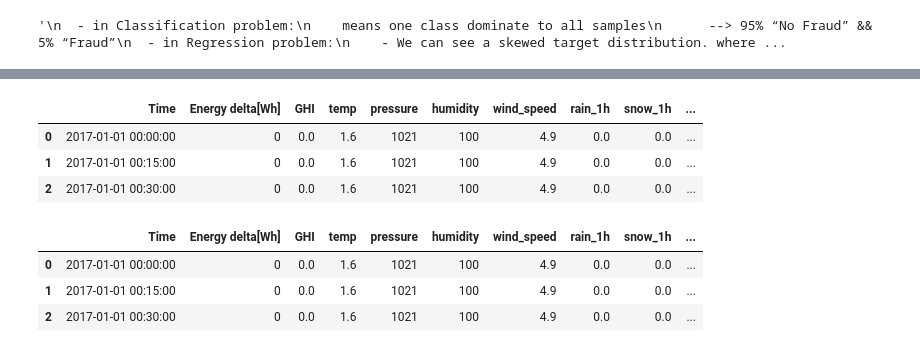
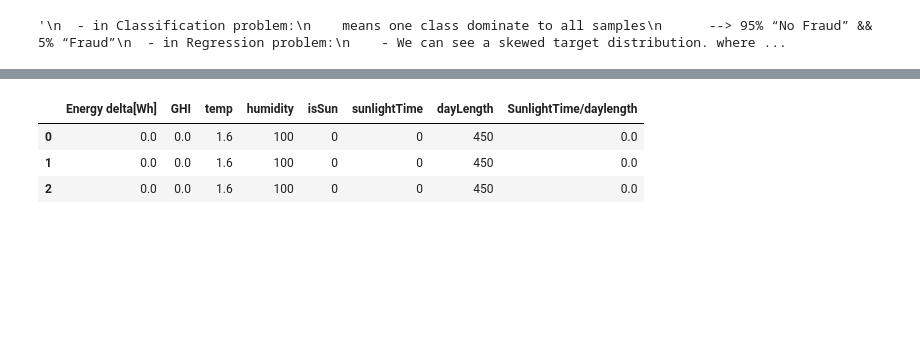
Before and after one commit to KaraniAbdellah/Solar_Energy_Prediction, a Jupyter notebook: explore_renewable_dataset.ipynb, the cells around one changed output, grey strips where cells are left out. Drawn from its saved outputs; the diff is of its cells as text; code cells hidden in the pictures; blank space fills up the shorter version.

Commit message:
Apply Transformation + Split Data and Start Build The RN Model

```diff
--- a/explore_renewable_dataset.ipynb
+++ b/explore_renewable_dataset.ipynb
@@ -303,0 +307,16 @@ np.int64(5050)
+# %%
+# Columns you want to keep
+cols = [
+    "Energy delta[Wh]",
+    "GHI",
+    "temp",
+    "humidity",
+    "isSun",
+    "sunlightTime",
+    "dayLength",
+    "SunlightTime/daylength"
+]
+
+# Create a new DataFrame with only these columns
+w_df = c_df[cols].copy()
+w_df.head(3)
@@ -315,17 +339,15 @@ np.int64(5050)
 '\n  - in Classification problem:\n    means one class dominate to all samples\n      --> 95% “No Fraud” && 5% “Fraud”\n  - in Regression problem:\n    - We can see a skewed target distribution. where ...
 # %%
 # Handle The Outliers
-c_df = df.drop(["Time"], axis=1)
-
-for column in c_df.columns:
-    q1 = c_df[column].quantile(0.25)
-    q3 = c_df[column].quantile(0.75)
+for column in w_df.columns:
+    q1 = w_df[column].quantile(0.25)
+    q3 = w_df[column].quantile(0.75)
     iqr = q3 - q1
     lower_limit = q1 - (1.5 * iqr)
     upper_limit = q3 + (1.5 * iqr)
-    c_df[column] = np.clip(c_df[column], lower_limit, upper_limit)
+    w_df[column] = np.clip(w_df[column], lower_limit, upper_limit)
     number_of_outliers = np.where(
-        (c_df[column] > upper_limit) | (c_df[column] < lower_limit),
+        (w_df[column] > upper_limit) | (w_df[column] < lower_limit),
         1,
         0
     )
@@ -350,14 +364,7 @@ Number of Outlier for month is 0
 # %%
-df.head(3)
+w_df.head(3)
 # %% [output]
-|  | Time | Energy delta[Wh] | GHI | temp | pressure | humidity | wind_speed | rain_1h | snow_1h | ... |
-| 0 | 2017-01-01 00:00:00 | 0 | 0.0 | 1.6 | 1021 | 100 | 4.9 | 0.0 | 0.0 | ... |
-| 1 | 2017-01-01 00:15:00 | 0 | 0.0 | 1.6 | 1021 | 100 | 4.9 | 0.0 | 0.0 | ... |
-| 2 | 2017-01-01 00:30:00 | 0 | 0.0 | 1.6 | 1021 | 100 | 4.9 | 0.0 | 0.0 | ... |
+|  | Energy delta[Wh] | GHI | temp | humidity | isSun | sunlightTime | dayLength | SunlightTime/daylength |
+| 0 | 0.0 | 0.0 | 1.6 | 100 | 0 | 0 | 450 | 0.0 |
+| 1 | 0.0 | 0.0 | 1.6 | 100 | 0 | 0 | 450 | 0.0 |
+| 2 | 0.0 | 0.0 | 1.6 | 100 | 0 | 0 | 450 | 0.0 |
-# %%
-df.head(3)
-# %% [output]
-|  | Time | Energy delta[Wh] | GHI | temp | pressure | humidity | wind_speed | rain_1h | snow_1h | ... |
-| 0 | 2017-01-01 00:00:00 | 0 | 0.0 | 1.6 | 1021 | 100 | 4.9 | 0.0 | 0.0 | ... |
-| 1 | 2017-01-01 00:15:00 | 0 | 0.0 | 1.6 | 1021 | 100 | 4.9 | 0.0 | 0.0 | ... |
-| 2 | 2017-01-01 00:30:00 | 0 | 0.0 | 1.6 | 1021 | 100 | 4.9 | 0.0 | 0.0 | ... |
```
Also changed, not shown: parts of 22 cells of this notebook.
